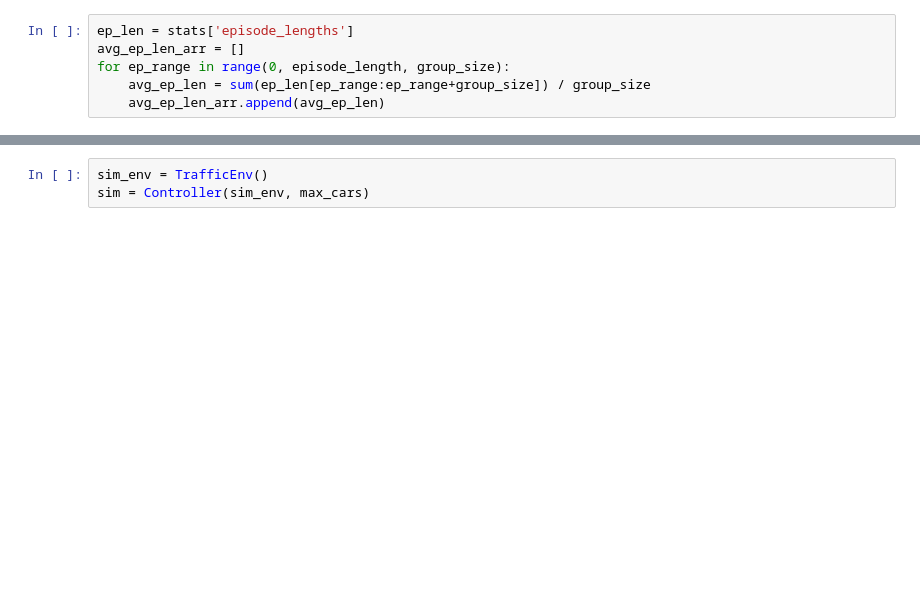
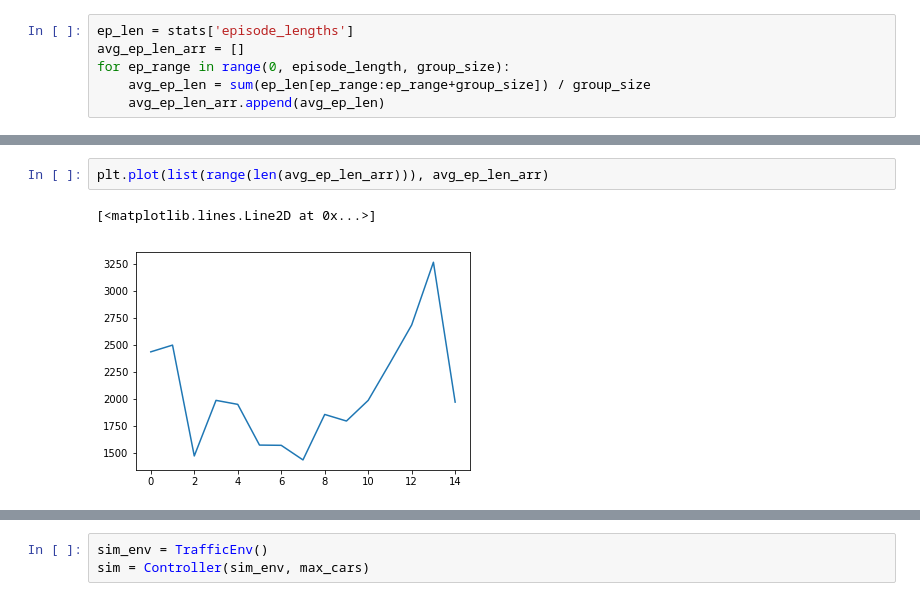
Before and after one commit to stevenhvtran/unihack2019, a Jupyter notebook: Q-Learning Model.ipynb, the cells around one changed output, grey strips where cells are left out. Cells and saved outputs as stored; diff of their text form; blank space fills up the shorter version.

```diff
--- a/Q-Learning Model.ipynb
+++ b/Q-Learning Model.ipynb
@@ -78,0 +92,5 @@ plt.plot(list(range(len(avg_ep_len_arr))), avg_ep_len_arr)
+# %%
+plt.plot(list(range(len(avg_ep_len_arr))), avg_ep_len_arr)
+# %% [output]
+[<matplotlib.lines.Line2D at 0x...>]
+[figure, added]
```
Also changed, not shown: parts of 10 cells of this notebook, 1 other file.
